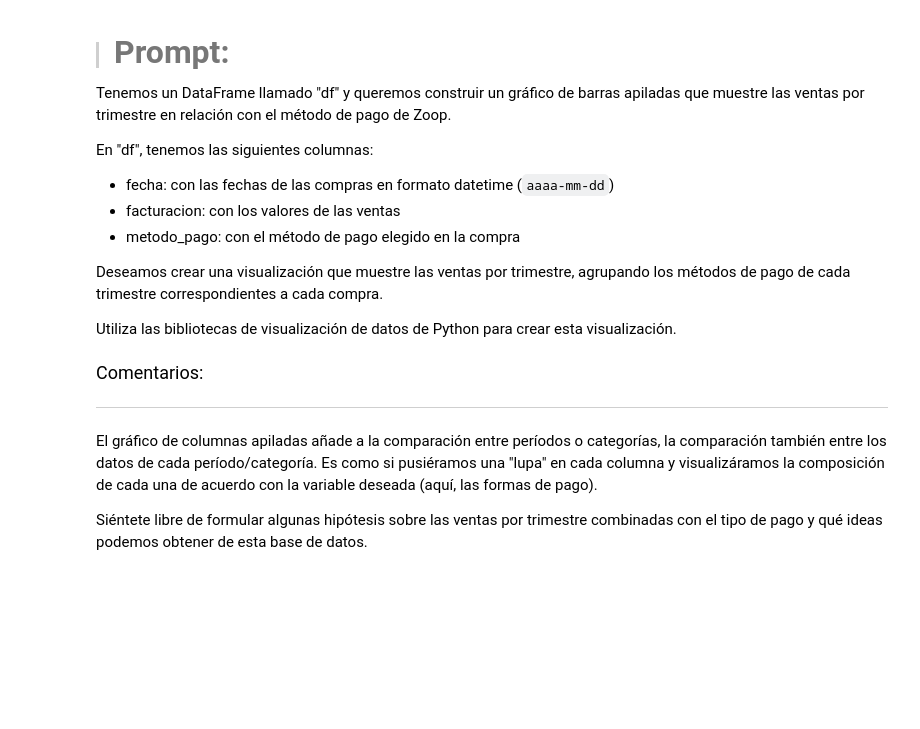
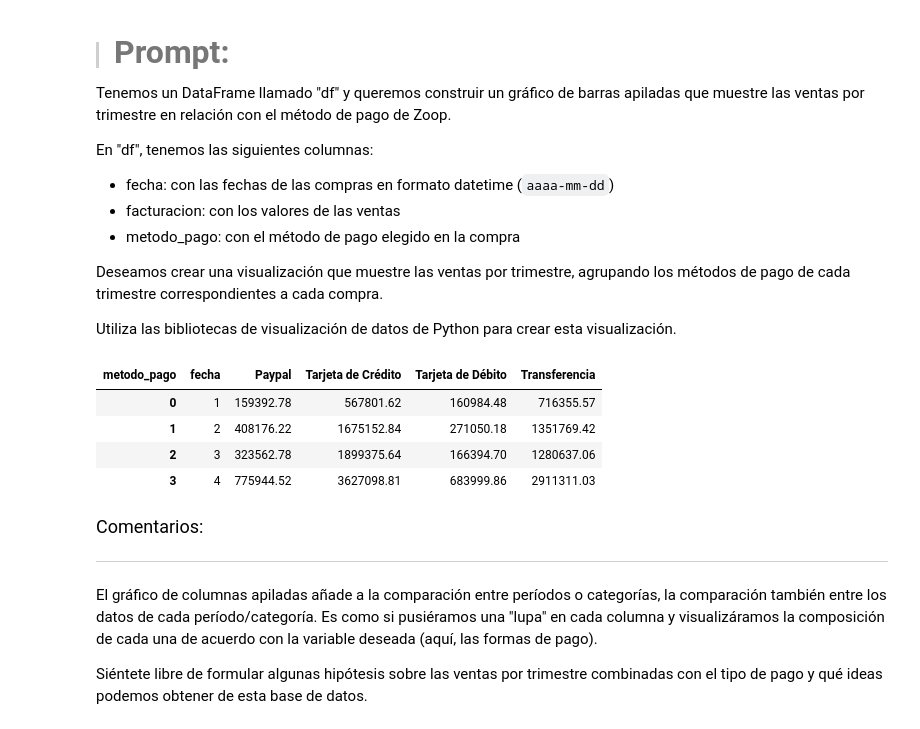
Before and after one commit to JLuceroVasquez/ia-aplicada-a-data-science-construccion-de-visualizaciones, a Jupyter notebook: IA_aplicada_a_ciencia_de_datos.ipynb, the cells around one changed output. Saved outputs shown, nothing was run; the diff lists cells and outputs as text; code cells hidden in the pictures; blank space fills up the shorter version.

```diff
--- a/IA_aplicada_a_ciencia_de_datos.ipynb
+++ b/IA_aplicada_a_ciencia_de_datos.ipynb
@@ -669,6 +732,32 @@ En "df", tenemos las siguientes columnas:
 Deseamos crear una visualización que muestre las ventas por trimestre, agrupando los métodos de pago de cada trimestre correspondientes a cada compra.
 
 Utiliza las bibliotecas de visualización de datos de Python para crear esta visualización.
+# %%
+trimestres = {0:'2023Q1', 1:'2023Q2', 2:'2023Q3', 3:'2023Q4'}
+
+# Paso 2: Agrupar por trimestre y método de pago, sumando la facturación
+ventas_trimestre = df.groupby([df['fecha'].dt.quarter, 'metodo_pago'])['facturacion'].sum()
+ventas_trimestre = ventas_trimestre.unstack()
+ventas_trimestre.reset_index(inplace=True)
+ventas_trimestre['fecha']=ventas_trimestre['fecha'].map(trimestres)
+ventas_trimestre = ventas_trimestre
+
+# Paso 3: Crear el gráfico de barras apiladas
+ventas_trimestre.plot(kind='bar', stacked=True, figsize=(10, 6), colormap='tab20')
+
+# Paso 4: Personalizar el gráfico
+plt.title('Facturación por Trimestre y Método de Pago')
+plt.xlabel('')
+plt.ylabel('Facturación (MXN$)')
+plt.legend(title='Método de Pago', bbox_to_anchor=(1.05, 1), loc='upper left')
+plt.tight_layout()
+plt.show()
+# %% [output]
+| metodo_pago | fecha | Paypal | Tarjeta de Crédito | Tarjeta de Débito | Transferencia |
+| 0 | 1 | 159392.78 | 567801.62 | 160984.48 | 716355.57 |
+| 1 | 2 | 408176.22 | 1675152.84 | 271050.18 | 1351769.42 |
+| 2 | 3 | 323562.78 | 1899375.64 | 166394.70 | 1280637.06 |
+| 3 | 4 | 775944.52 | 3627098.81 | 683999.86 | 2911311.03 |
 # %% [markdown]
 <font color="7b71ff" size=4> Comentarios: </font>
 
```
Also changed, not shown: parts of 8 cells of this notebook.
